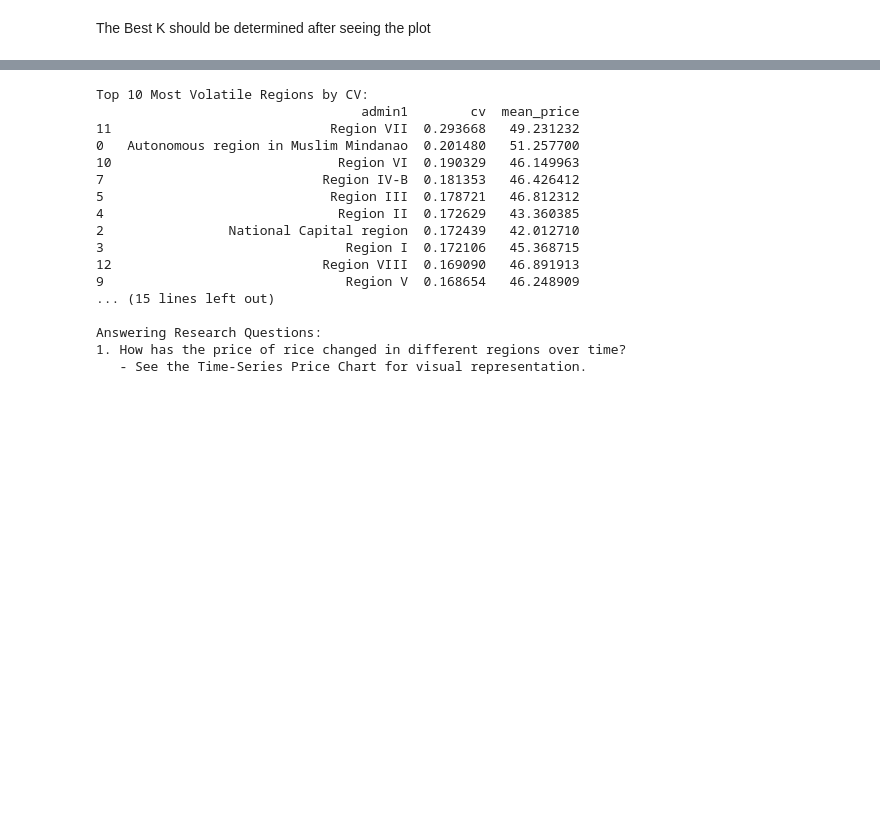
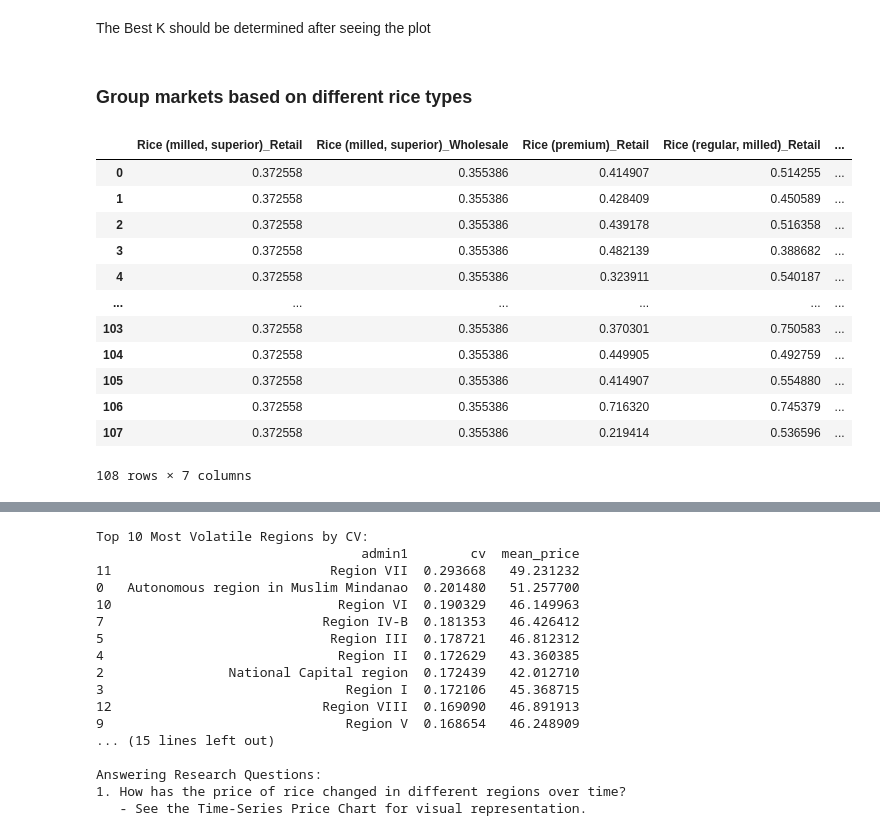
Before and after one commit to JohnCarloSabenorio/GrainShift, a Jupyter notebook: backend/grainshift.ipynb, the cells around one changed output, grey strips where cells are left out. Saved outputs shown, nothing was run; the diff lists cells and outputs as text; code cells hidden in the pictures; blank space fills up the shorter version.

```diff
--- a/backend/grainshift.ipynb
+++ b/backend/grainshift.ipynb
@@ -883,3 +880,46 @@ def generate_analysis_report():
         print(f"  - Average CV: {cluster_regions['cv'].mean():.4f}")
         print(f"  - Average price: ₱{cluster_regions['mean_price'].mean():.2f}")
         print(f"  - Regions: {', '.join(cluster_regions['admin1'].head(3).tolist())}...")
+# %% [markdown]
+### Group markets based on different rice types
+# %%
+import pandas as pd
+from sklearn.preprocessing import MinMaxScaler
+from sklearn.metrics import silhouette_score
+import matplotlib.pyplot as plt
+import seaborn as sns
+from sklearn.cluster import KMeans
+from sklearn.preprocessing import StandardScaler
+from sklearn.decomposition import PCA
+
+
+# Create pivot table and combine multilevel headers
+pivot_rice_df = all_rice_df.pivot_table(index="market", columns=["commodity", "pricetype"], values="price", aggfunc="mean")
+pivot_rice_df.columns = ['_'.join(map(str, col)) for col in pivot_rice_df.columns]
+
+# Fill/Remove missing values
+pivot_rice_df = pivot_rice_df.fillna(pivot_rice_df.mean())
+
+# Keep market labels
+markets = pivot_rice_df.index
+
+# Normalize and scale data
+scaler = MinMaxScaler()
+X_scaled = scaler.fit_transform(pivot_rice_df)
+
+X_scaled = pd.DataFrame(X_scaled, columns=pivot_rice_df.columns)
+X_scaled
+# %% [output]
+|  | Rice (milled, superior)_Retail | Rice (milled, superior)_Wholesale | Rice (premium)_Retail | Rice (regular, milled)_Retail | ... |
+| 0 | 0.372558 | 0.355386 | 0.414907 | 0.514255 | ... |
+| 1 | 0.372558 | 0.355386 | 0.428409 | 0.450589 | ... |
+| 2 | 0.372558 | 0.355386 | 0.439178 | 0.516358 | ... |
+| 3 | 0.372558 | 0.355386 | 0.482139 | 0.388682 | ... |
+| 4 | 0.372558 | 0.355386 | 0.323911 | 0.540187 | ... |
+| ... | ... | ... | ... | ... | ... |
+| 103 | 0.372558 | 0.355386 | 0.370301 | 0.750583 | ... |
+| 104 | 0.372558 | 0.355386 | 0.449905 | 0.492759 | ... |
+| 105 | 0.372558 | 0.355386 | 0.414907 | 0.554880 | ... |
+| 106 | 0.372558 | 0.355386 | 0.716320 | 0.745379 | ... |
+| 107 | 0.372558 | 0.355386 | 0.219414 | 0.536596 | ... |
+108 rows × 7 columns
```
Also changed, not shown: parts of 5 cells of this notebook.
